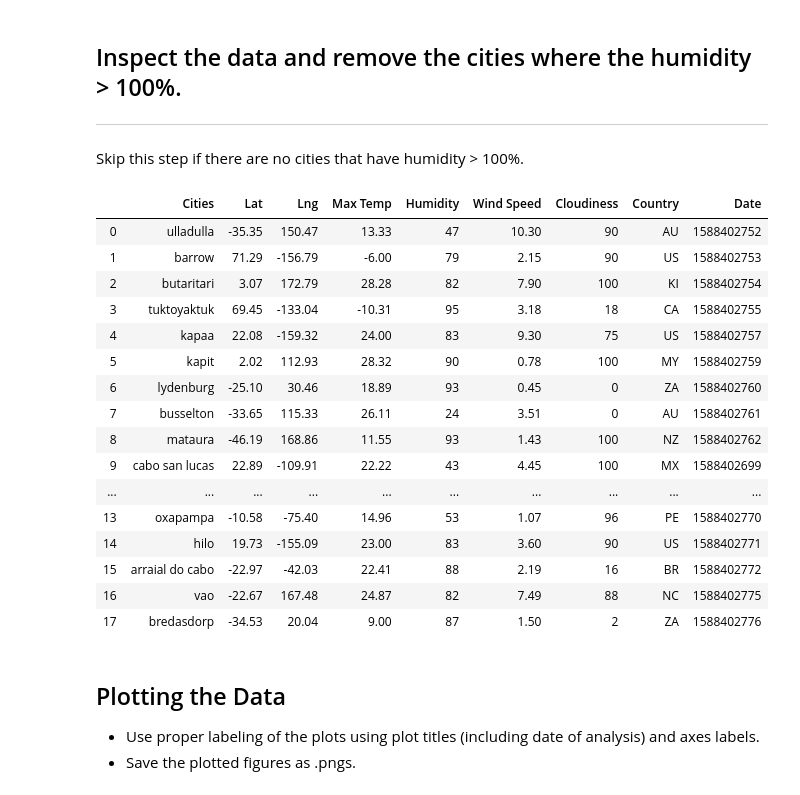
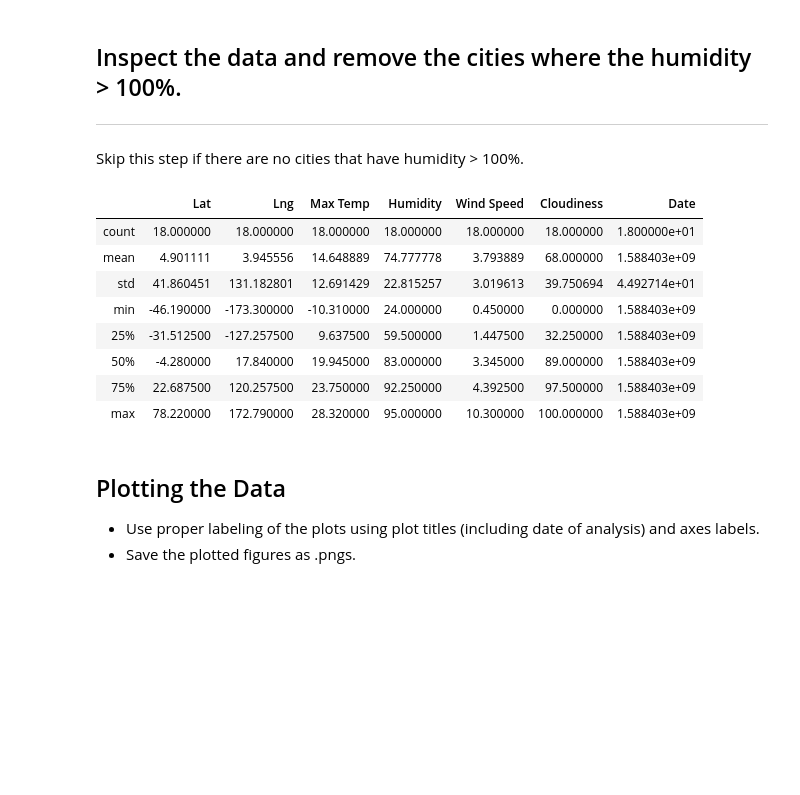
Before and after one commit to yaitouny/SMU_homework, a Jupyter notebook: 06-Python-APIs/python-api-challenge/starter_code/WeatherPy.ipynb, the cells around one changed output. Cells and saved outputs as stored; diff of their text form; code cells hidden in the pictures; blank space fills up the shorter version.

```diff
--- a/06-Python-APIs/python-api-challenge/starter_code/WeatherPy.ipynb
+++ b/06-Python-APIs/python-api-challenge/starter_code/WeatherPy.ipynb
@@ -178,26 +178,18 @@ Skip this step if there are no cities that have humidity > 100%.
 # %%
 for index, row in df.iterrows():
     if row["Humidity"] > 100:
         df.drop(df.index[[index]], inplace=False)
-df
+df.describe()
 # %% [output]
-|  | Cities | Lat | Lng | Max Temp | Humidity | Wind Speed | Cloudiness | Country | Date |
-| 0 | ulladulla | -35.35 | 150.47 | 13.33 | 47 | 10.30 | 90 | AU | 1588402752 |
-| 1 | barrow | 71.29 | -156.79 | -6.00 | 79 | 2.15 | 90 | US | 1588402753 |
-| 2 | butaritari | 3.07 | 172.79 | 28.28 | 82 | 7.90 | 100 | KI | 1588402754 |
-| 3 | tuktoyaktuk | 69.45 | -133.04 | -10.31 | 95 | 3.18 | 18 | CA | 1588402755 |
-| 4 | kapaa | 22.08 | -159.32 | 24.00 | 83 | 9.30 | 75 | US | 1588402757 |
-| 5 | kapit | 2.02 | 112.93 | 28.32 | 90 | 0.78 | 100 | MY | 1588402759 |
-| 6 | lydenburg | -25.10 | 30.46 | 18.89 | 93 | 0.45 | 0 | ZA | 1588402760 |
-| 7 | busselton | -33.65 | 115.33 | 26.11 | 24 | 3.51 | 0 | AU | 1588402761 |
-| 8 | mataura | -46.19 | 168.86 | 11.55 | 93 | 1.43 | 100 | NZ | 1588402762 |
-| 9 | cabo san lucas | 22.89 | -109.91 | 22.22 | 43 | 4.45 | 100 | MX | 1588402699 |
-| ... | ... | ... | ... | ... | ... | ... | ... | ... | ... |
-| 13 | oxapampa | -10.58 | -75.40 | 14.96 | 53 | 1.07 | 96 | PE | 1588402770 |
-| 14 | hilo | 19.73 | -155.09 | 23.00 | 83 | 3.60 | 90 | US | 1588402771 |
-| 15 | arraial do cabo | -22.97 | -42.03 | 22.41 | 88 | 2.19 | 16 | BR | 1588402772 |
-| 16 | vao | -22.67 | 167.48 | 24.87 | 82 | 7.49 | 88 | NC | 1588402775 |
-| 17 | bredasdorp | -34.53 | 20.04 | 9.00 | 87 | 1.50 | 2 | ZA | 1588402776 |
+|  | Lat | Lng | Max Temp | Humidity | Wind Speed | Cloudiness | Date |
+| count | 18.000000 | 18.000000 | 18.000000 | 18.000000 | 18.000000 | 18.000000 | 1.800000e+01 |
+| mean | 4.901111 | 3.945556 | 14.648889 | 74.777778 | 3.793889 | 68.000000 | 1.588403e+09 |
+| std | 41.860451 | 131.182801 | 12.691429 | 22.815257 | 3.019613 | 39.750694 | 4.492714e+01 |
+| min | -46.190000 | -173.300000 | -10.310000 | 24.000000 | 0.450000 | 0.000000 | 1.588403e+09 |
+| 25% | -31.512500 | -127.257500 | 9.637500 | 59.500000 | 1.447500 | 32.250000 | 1.588403e+09 |
+| 50% | -4.280000 | 17.840000 | 19.945000 | 83.000000 | 3.345000 | 89.000000 | 1.588403e+09 |
+| 75% | 22.687500 | 120.257500 | 23.750000 | 92.250000 | 4.392500 | 97.500000 | 1.588403e+09 |
+| max | 78.220000 | 172.790000 | 28.320000 | 95.000000 | 10.300000 | 100.000000 | 1.588403e+09 |
 # %%
 #  Get the indices of cities that have humidity over 100%.
 # %%
```
Also changed, not shown: 1 other file.
